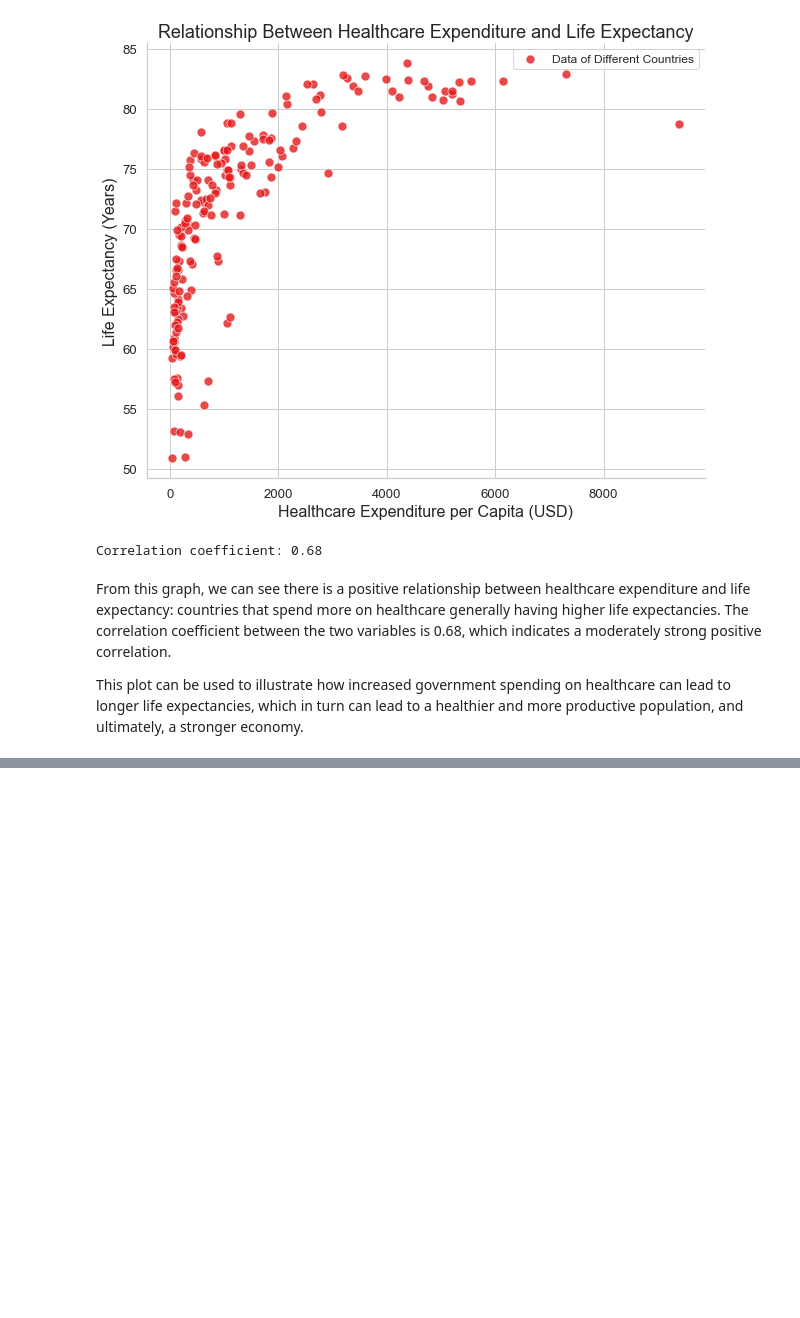
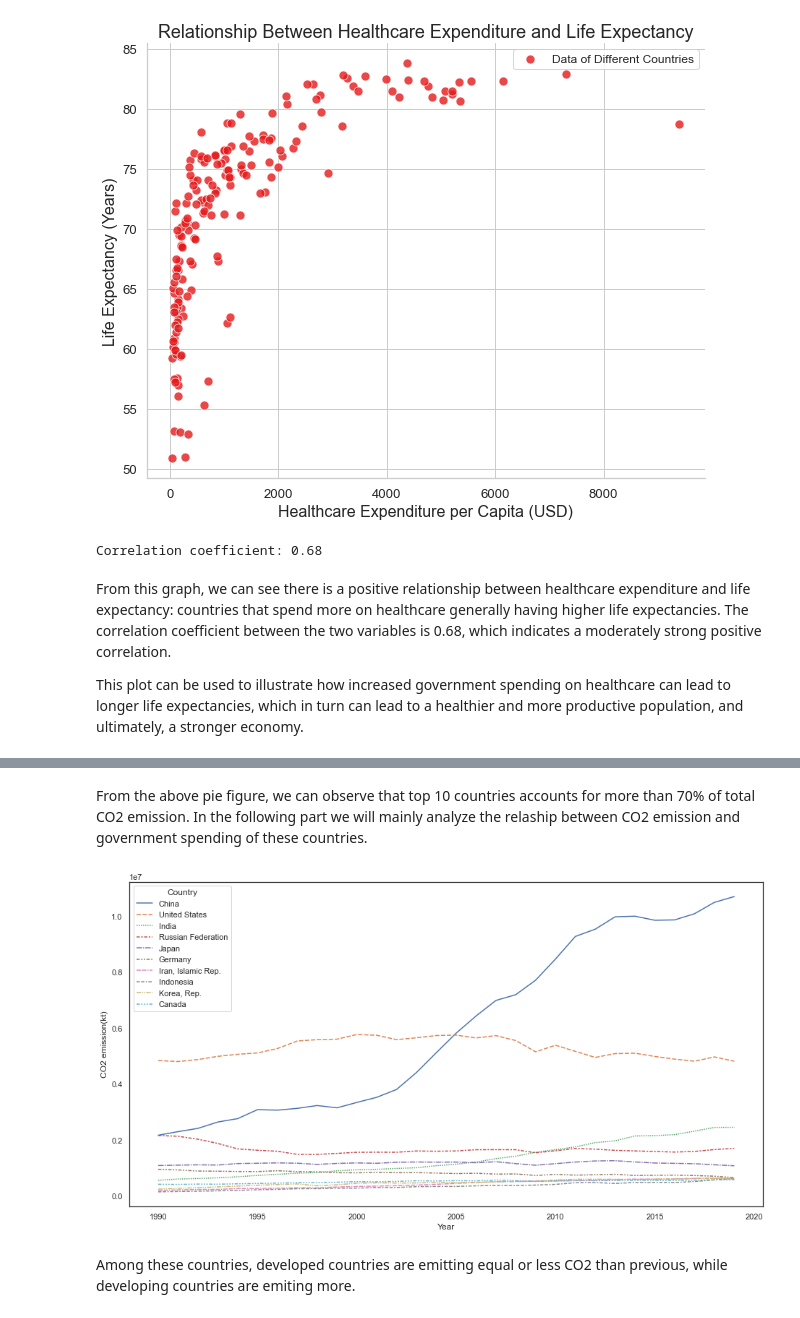
Before and after one commit to zjwlyx/ECE143_Group17, a Jupyter notebook: Group_17_Project.ipynb, the cells around one changed output, grey strips where cells are left out. Cells and saved outputs as stored; diff of their text form; code cells hidden in the pictures; blank space fills up the shorter version.

```diff
--- a/Group_17_Project.ipynb
+++ b/Group_17_Project.ipynb
@@ -109,0 +120,3 @@ This plot can be used to illustrate how increased government spending on healthc
+# %%
+data = pd.read_csv("CO2_total.csv")
+data.columns=[(i.split())[0] for i in data.columns]
@@ -109,0 +164,12 @@ This plot can be used to illustrate how increased government spending on healthc
+# %% [markdown]
+From the above pie figure, we can observe that top 10 countries accounts for more than 70% of total CO2 emission. In the following part we will mainly analyze the relaship between CO2 emission and government spending of these countries.
+# %%
+sns.set(rc={'figure.figsize':(15.7,8.27)})
+sns.set_style(style='white')
+ax = sns.lineplot(data=top_df)
+ax.set(ylabel='CO2 emission(kt)', xlabel='Year')
+plt.savefig("fig2_total.png")
+# %% [output]
+[figure, added]
+# %% [markdown]
+Among these countries, developed countries are emitting equal or less CO2 than previous, while developing countries are emiting more.
```
Also changed, not shown: parts of 22 cells of this notebook.
